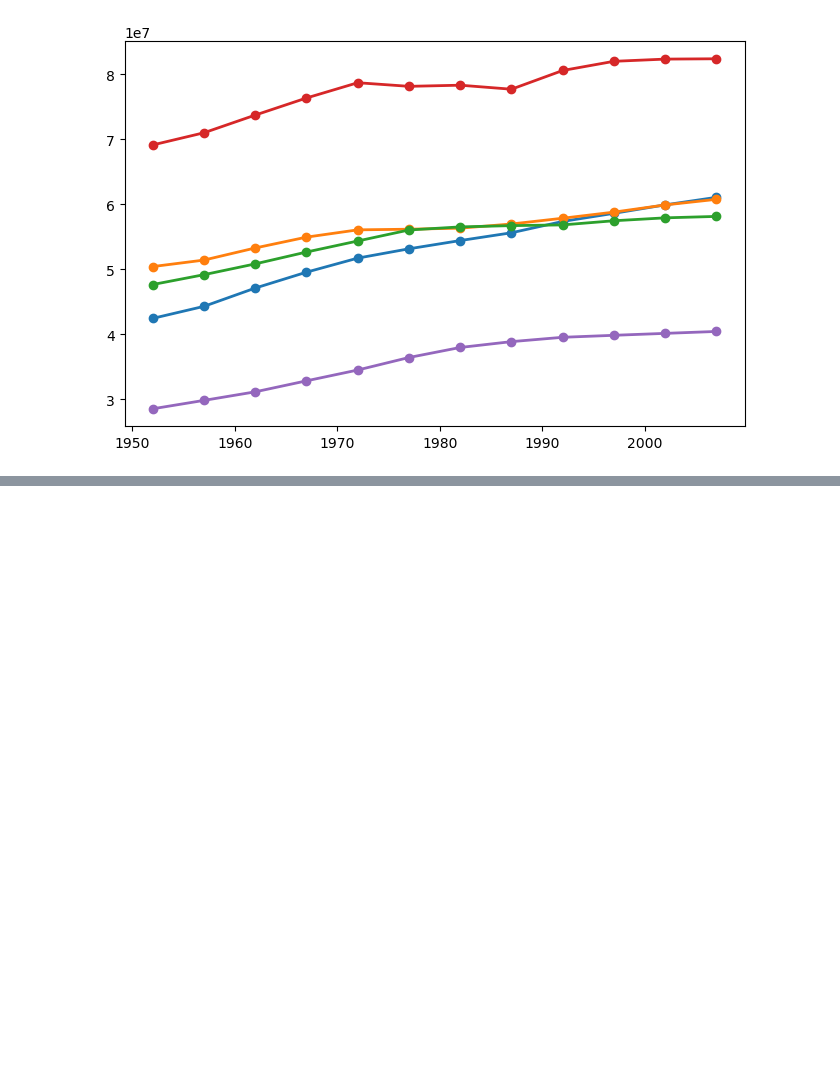
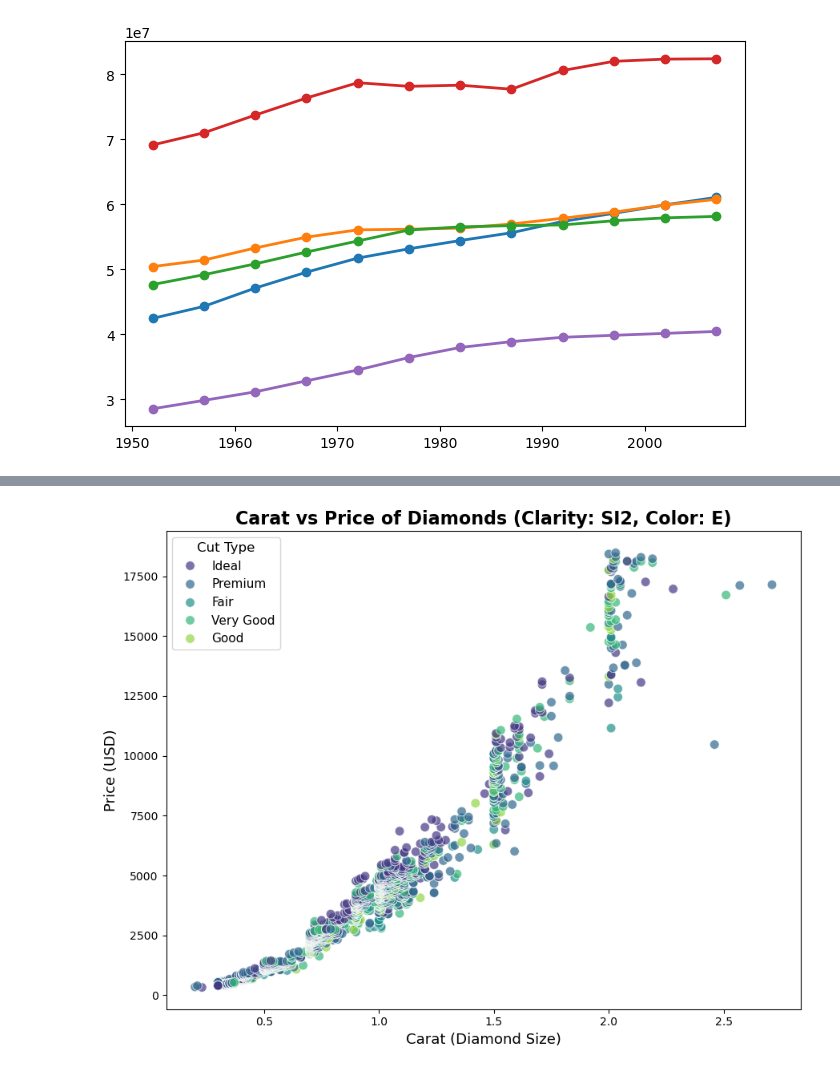
Before and after one commit to bearrr10/MachineLearning2026_Aditi, a Jupyter notebook: labs/lab1.ipynb, the cells around one changed output, grey strips where cells are left out. Cells and saved outputs as stored; diff of their text form; code cells hidden in the pictures; blank space fills up the shorter version.

Commit message:
line chart/scatterplot/histogram

```diff
--- a/labs/lab1.ipynb
+++ b/labs/lab1.ipynb
@@ -25,0 +29,30 @@ for country in countries:
+# %%
+df = pd.read_csv("D:/ml/MachineLearning2026_Aditi/Datasets/diamonds (1).csv")
+# %%
+filtered_df = df[
+    (df['clarity'] == 'SI2') &
+    (df['color'] == 'E')
+]
+# %%
+plt.figure(figsize=(9,7))
+sns.scatterplot(
+    data=filtered_df,
+    x="carat",
+    y="price",
+    hue="cut",
+    palette="viridis",
+    alpha=0.7,
+    s=70
+)
+
+# Chart customizations
+plt.title("Carat vs Price of Diamonds (Clarity: SI2, Color: E)", fontsize=16, fontweight="bold")
+plt.xlabel("Carat (Diamond Size)", fontsize=13)
+plt.ylabel("Price (USD)", fontsize=13)
+plt.legend(title="Cut Type", title_fontsize=12, fontsize=11)
+plt.tight_layout()
+
+# Show plot
+plt.show()
+# %% [output]
+[figure, added]
```
Also changed, not shown: parts of 9 cells of this notebook.
